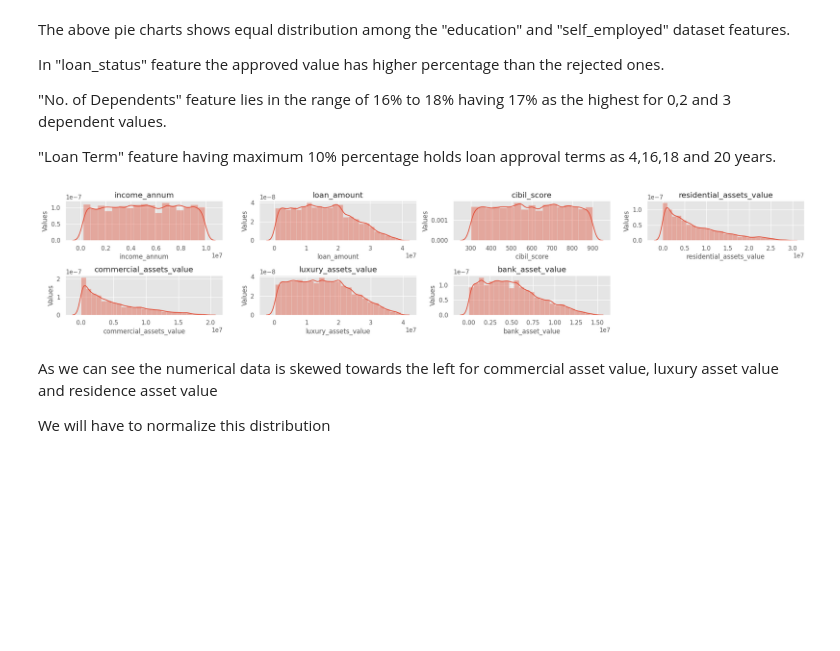
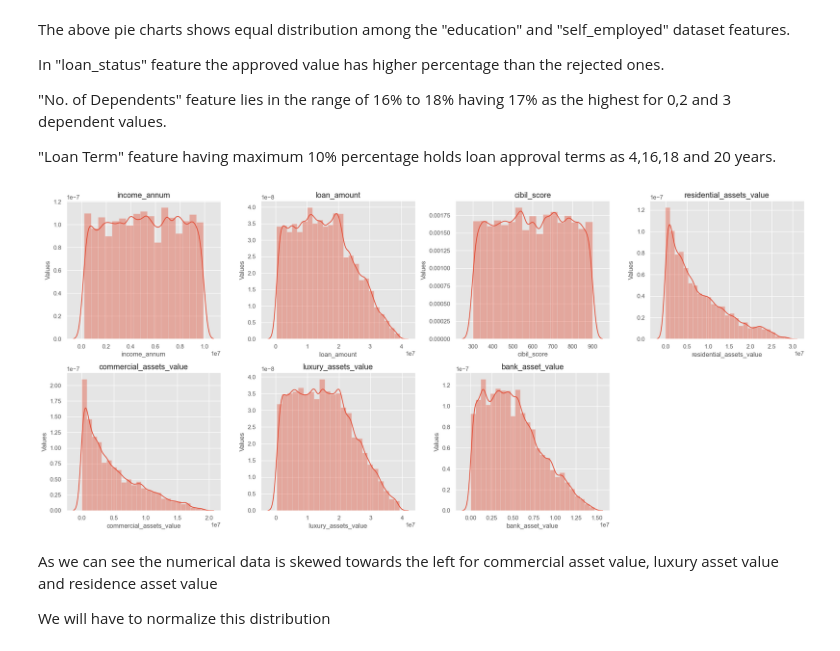
Before and after one commit to rogue-gamer-ryt/loan-approval-prediction, a Jupyter notebook: PD3_Thesis_Loan_Approval.ipynb, the cells around one changed output. Cells and saved outputs as stored; diff of their text form; code cells hidden in the pictures; blank space fills up the shorter version.

```diff
--- a/PD3_Thesis_Loan_Approval.ipynb
+++ b/PD3_Thesis_Loan_Approval.ipynb
@@ -184,15 +186,15 @@ In "loan_status" feature the approved value has higher percentage than the rejec
 "Loan Term" feature having maximum 10% percentage holds loan approval terms as 4,16,18 and 20 years.
 # %%
 # Overall Contineous Data Distribution(ideally, should be normal/gaussian distributed)
-plt.figure(figsize=(20,4), layout="tight")
+plt.figure(figsize=(20,9), layout="tight")
 for index, col in enumerate(numerical_features, start=1):
     plt.subplot(2,4,index)
     plt.title(col)
     plt.xlabel('Range')
     plt.ylabel('Values')
     sns.distplot(loan_dataset[col], kde_kws={'bw':0.1})
 # %% [output]
-[figure, old version]
+[figure, new version]
 # %% [markdown]
 As we can see the numerical data is skewed towards the left for commercial asset value, luxury asset value and residence asset value
 
```
Also changed, not shown: parts of 20 cells of this notebook, 2 other files.
